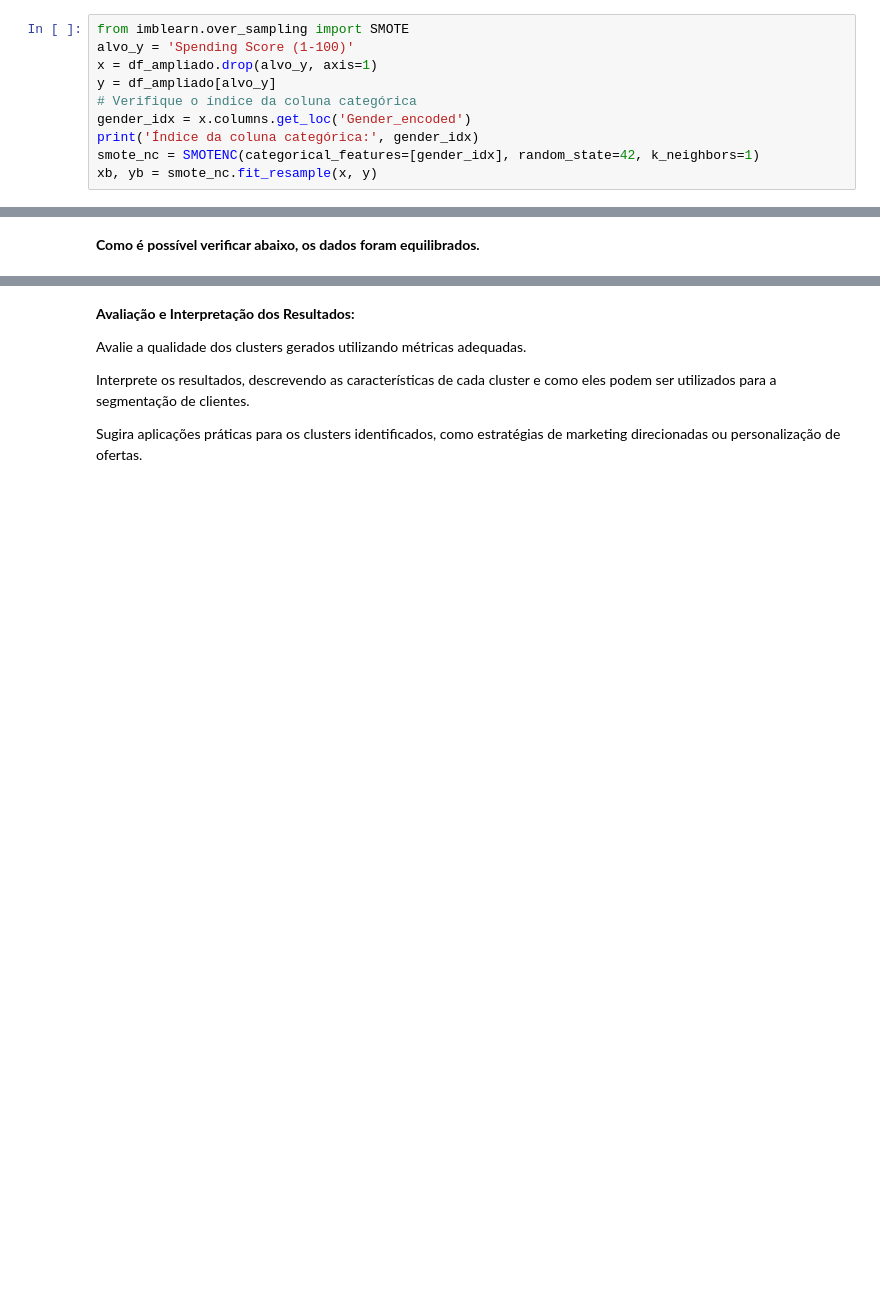
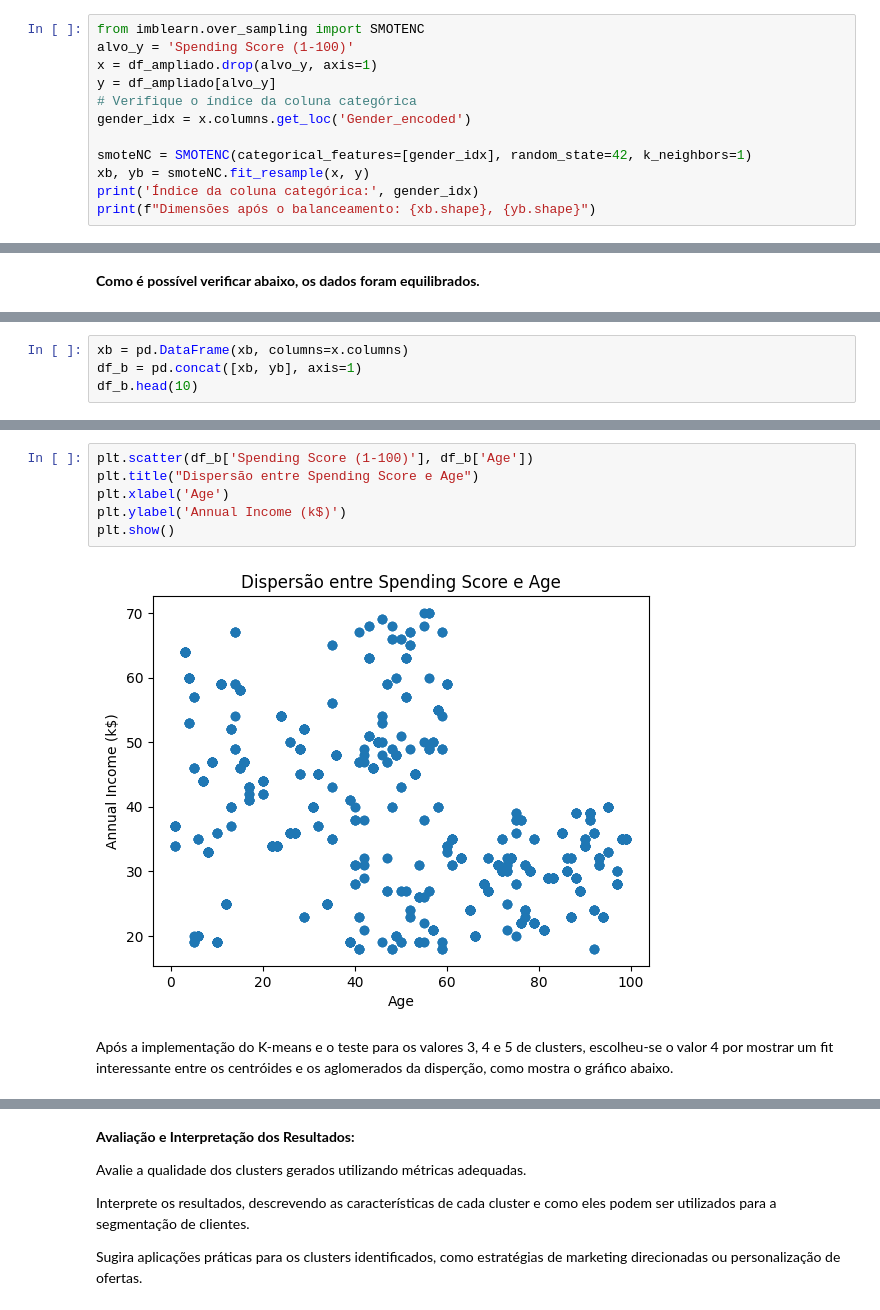
Before and after one commit to marinappdf/projetos-EBAC, a Jupyter notebook: K-means Agrupamente/K-means 2/Profissao Cientista de Dados M33 Pratique.ipynb, the cells around one changed output, grey strips where cells are left out. Cells and saved outputs as stored; diff of their text form; blank space fills up the shorter version.

```diff
--- a/K-means Agrupamente/K-means 2/Profissao Cientista de Dados M33 Pratique.ipynb
+++ b/K-means Agrupamente/K-means 2/Profissao Cientista de Dados M33 Pratique.ipynb
@@ -260,14 +278,16 @@ plt.show()
 # %% [markdown]
 **Ao duplicar o df foi obtido um novo data frame com as cadacterísticas adequadas, sem, com isso, alterar a distribuição dos dados. Agora é possível aplicar o SMOTE.**
 # %%
-from imblearn.over_sampling import SMOTE
+from imblearn.over_sampling import SMOTENC
 alvo_y = 'Spending Score (1-100)'
 x = df_ampliado.drop(alvo_y, axis=1)
 y = df_ampliado[alvo_y]
 # Verifique o índice da coluna categórica
 gender_idx = x.columns.get_loc('Gender_encoded')
+
+smoteNC = SMOTENC(categorical_features=[gender_idx], random_state=42, k_neighbors=1)
+xb, yb = smoteNC.fit_resample(x, y)
 print('Índice da coluna categórica:', gender_idx)
-smote_nc = SMOTENC(categorical_features=[gender_idx], random_state=42, k_neighbors=1)
-xb, yb = smote_nc.fit_resample(x, y)
+print(f"Dimensões após o balanceamento: {xb.shape}, {yb.shape}")
 # %% [output]
 Índice da coluna categórica: 2
@@ -288,0 +309,4 @@ plt.show()
+# %%
+xb = pd.DataFrame(xb, columns=x.columns)
+df_b = pd.concat([xb, yb], axis=1)
+df_b.head(10)
@@ -332,0 +498,11 @@ fig.show()
+# %%
+plt.scatter(df_b['Spending Score (1-100)'], df_b['Age'])
+plt.title("Dispersão entre Spending Score e Age")
+plt.xlabel('Age')
+plt.ylabel('Annual Income (k$)')
+plt.show()
+# %% [output]
+[figure, added]
+# %% [markdown]
+
+Após a implementação do K-means e o teste para os valores 3, 4 e 5 de clusters, escolheu-se o valor 4 por mostrar um fit interessante entre os centróides e os aglomerados da disperção, como mostra o gráfico abaixo.
```
Also changed, not shown: parts of 27 cells of this notebook.
